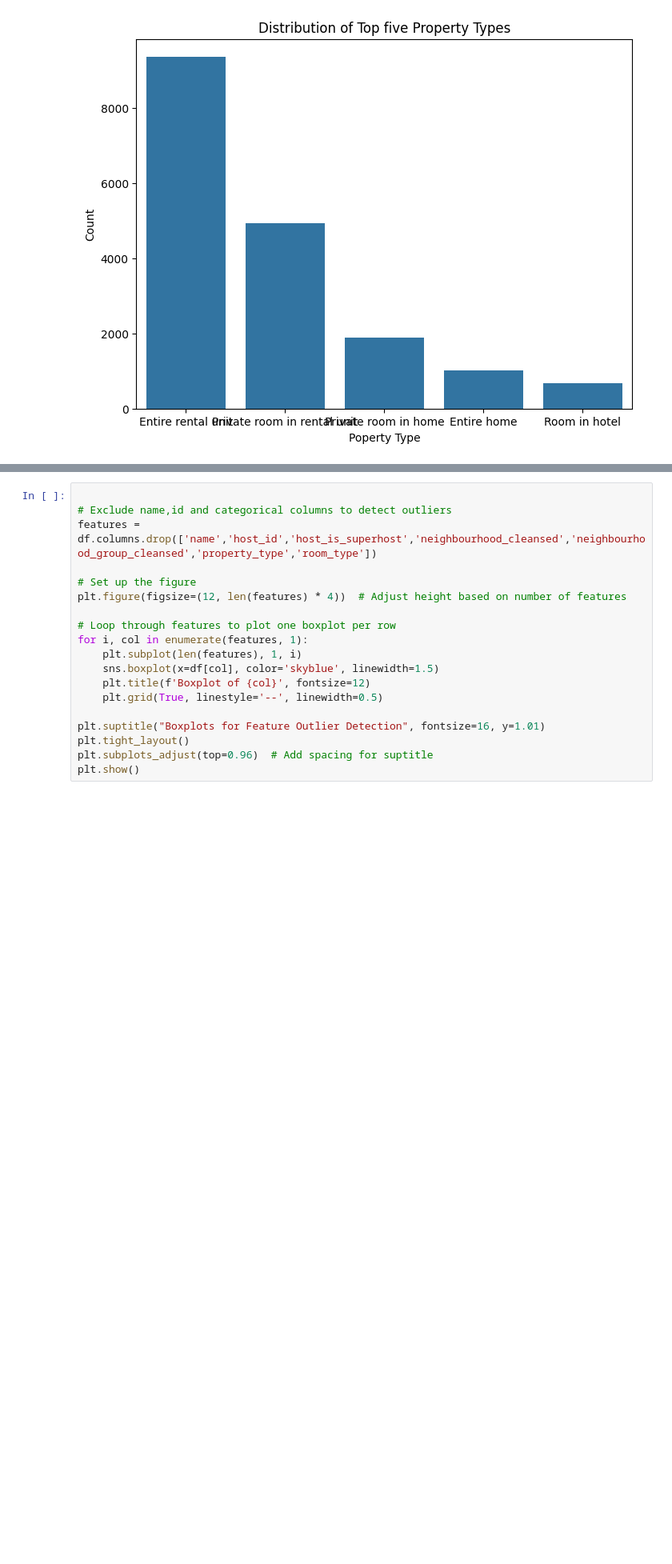
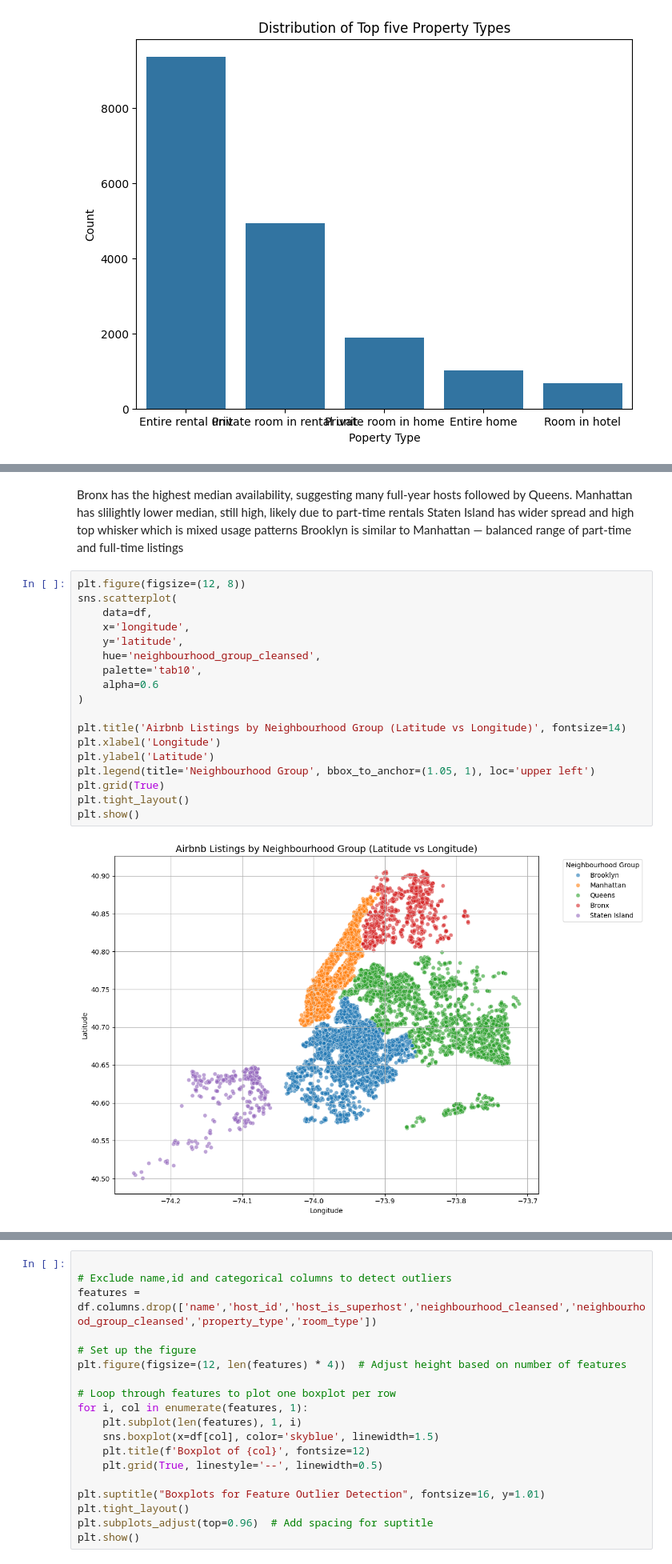
Before and after one commit to Sherinskuruvilla/airbnb-nyc-project, a Jupyter notebook: notebooks/airbnbnyc_EDA.ipynb, the cells around one changed output, grey strips where cells are left out. Shown at 80% size. Saved outputs shown, nothing was run; the diff lists cells and outputs as text; blank space fills up the shorter version.

```diff
--- a/notebooks/airbnbnyc_EDA.ipynb
+++ b/notebooks/airbnbnyc_EDA.ipynb
@@ -168,0 +283,25 @@ plt.show()
+# %% [markdown]
+Bronx has the highest median availability, suggesting many full-year hosts followed by Queens.
+Manhattan has slilightly lower median, still high, likely due to part-time rentals
+Staten Island has wider spread and high top whisker which is mixed usage patterns
+Brooklyn is similar to Manhattan — balanced range of part-time and full-time listings
+# %%
+plt.figure(figsize=(12, 8))
+sns.scatterplot(
+    data=df,
+    x='longitude',
+    y='latitude',
+    hue='neighbourhood_group_cleansed',
+    palette='tab10',
+    alpha=0.6
+)
+
+plt.title('Airbnb Listings by Neighbourhood Group (Latitude vs Longitude)', fontsize=14)
+plt.xlabel('Longitude')
+plt.ylabel('Latitude')
+plt.legend(title='Neighbourhood Group', bbox_to_anchor=(1.05, 1), loc='upper left')
+plt.grid(True)
+plt.tight_layout()
+plt.show()
+# %% [output]
+[figure, added]
```
Also changed, not shown: parts of 15 cells of this notebook, 2 other files.
